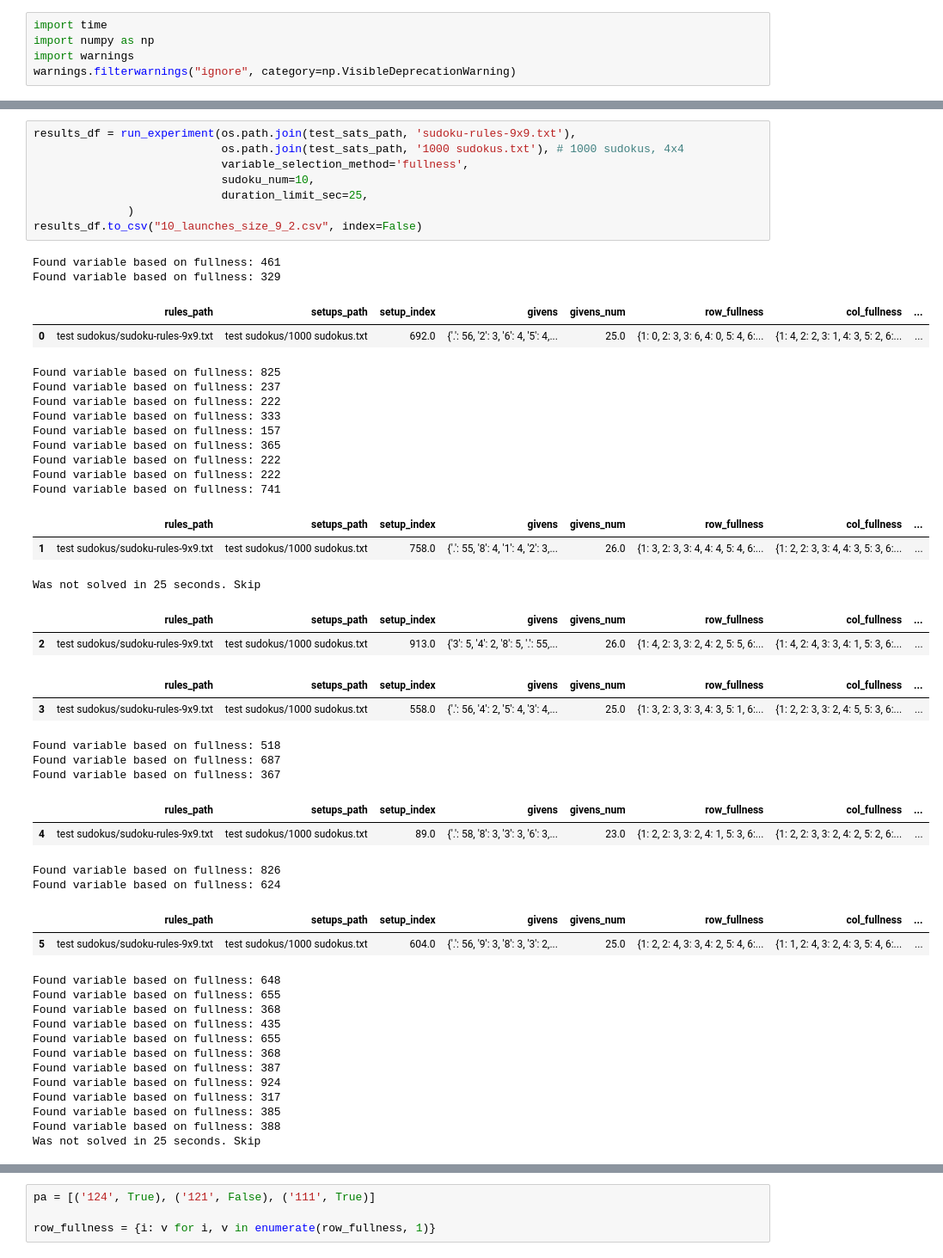
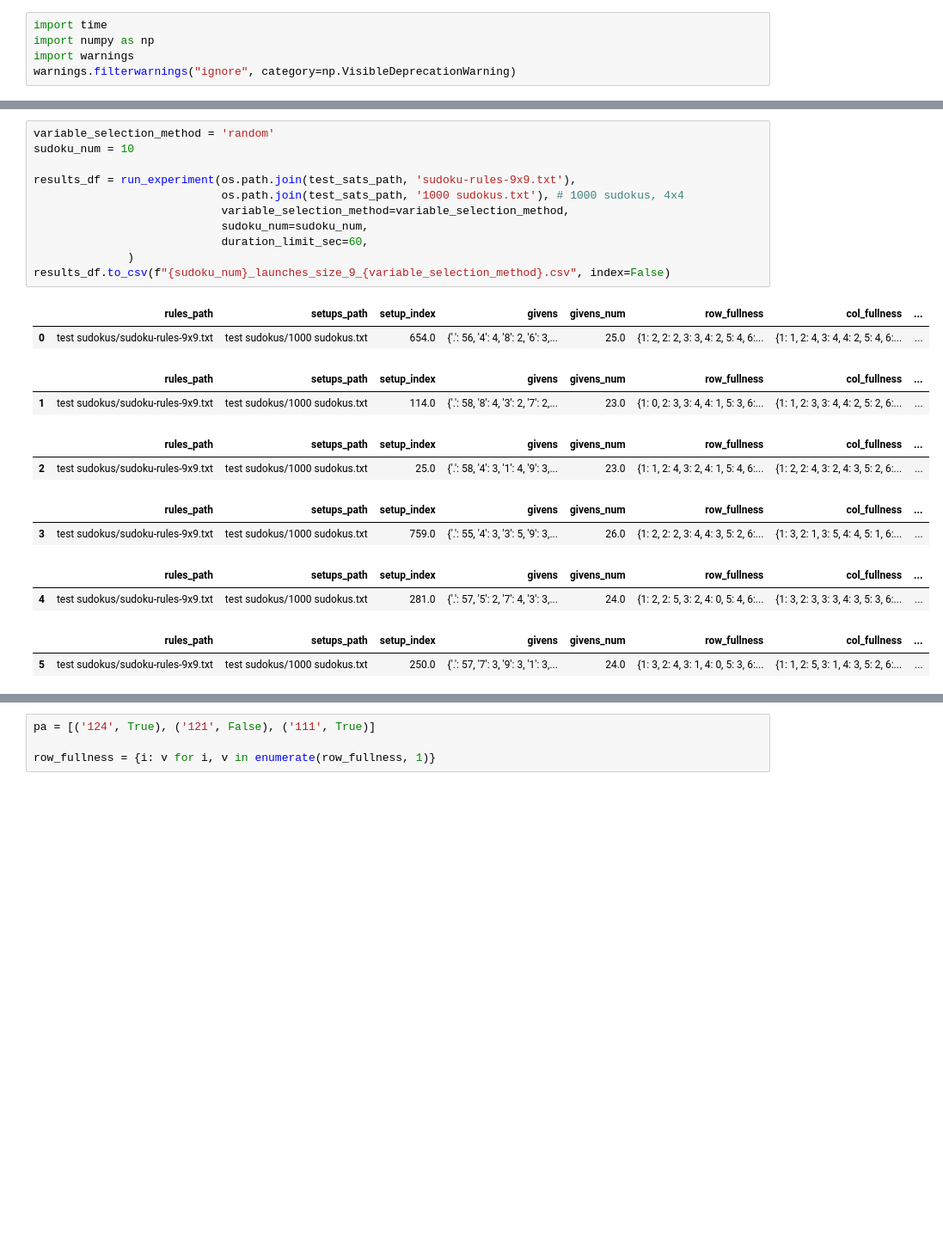
Before and after one commit to OlegBEZb/SudokuSATSolver, a Jupyter notebook: SAT_Sudoku.ipynb, the cells around one changed output, grey strips where cells are left out. Shown: that part at 86% size. Drawn from its saved outputs; the diff is of its cells as text; blank space fills up the shorter version.

```diff
--- a/SAT_Sudoku.ipynb
+++ b/SAT_Sudoku.ipynb
@@ -79,52 +83,26 @@ def run_experiment(rules_path, setups_path,
 
     return results_df
 # %%
+variable_selection_method = 'random'
+sudoku_num = 10
+
 results_df = run_experiment(os.path.join(test_sats_path, 'sudoku-rules-9x9.txt'),
                             os.path.join(test_sats_path, '1000 sudokus.txt'), # 1000 sudokus, 4x4
-                            variable_selection_method='fullness',
-                            sudoku_num=10,
-                            duration_limit_sec=25,
+                            variable_selection_method=variable_selection_method,
+                            sudoku_num=sudoku_num,
+                            duration_limit_sec=60,
               )
-results_df.to_csv("10_launches_size_9_2.csv", index=False)
+results_df.to_csv(f"{sudoku_num}_launches_size_9_{variable_selection_method}.csv", index=False)
 # %% [output]
-Found variable based on fullness: 461
-Found variable based on fullness: 329
 |  | rules_path | setups_path | setup_index | givens | givens_num | row_fullness | col_fullness | ... |
-| 0 | test sudokus/sudoku-rules-9x9.txt | test sudokus/1000 sudokus.txt | 692.0 | {'.': 56, '2': 3, '6': 4, '5': 4,... | 25.0 | {1: 0, 2: 3, 3: 6, 4: 0, 5: 4, 6:... | {1: 4, 2: 2, 3: 1, 4: 3, 5: 2, 6:... | ... |
+| 0 | test sudokus/sudoku-rules-9x9.txt | test sudokus/1000 sudokus.txt | 654.0 | {'.': 56, '4': 4, '8': 2, '6': 3,... | 25.0 | {1: 2, 2: 2, 3: 3, 4: 2, 5: 4, 6:... | {1: 1, 2: 4, 3: 4, 4: 2, 5: 4, 6:... | ... |
-Found variable based on fullness: 825
-Found variable based on fullness: 237
-Found variable based on fullness: 222
-Found variable based on fullness: 333
-Found variable based on fullness: 157
-Found variable based on fullness: 365
-Found variable based on fullness: 222
-Found variable based on fullness: 222
-Found variable based on fullness: 741
 |  | rules_path | setups_path | setup_index | givens | givens_num | row_fullness | col_fullness | ... |
-| 1 | test sudokus/sudoku-rules-9x9.txt | test sudokus/1000 sudokus.txt | 758.0 | {'.': 55, '8': 4, '1': 4, '2': 3,... | 26.0 | {1: 3, 2: 3, 3: 4, 4: 4, 5: 4, 6:... | {1: 2, 2: 3, 3: 4, 4: 3, 5: 3, 6:... | ... |
+| 1 | test sudokus/sudoku-rules-9x9.txt | test sudokus/1000 sudokus.txt | 114.0 | {'.': 58, '8': 4, '3': 2, '7': 2,... | 23.0 | {1: 0, 2: 3, 3: 4, 4: 1, 5: 3, 6:... | {1: 1, 2: 3, 3: 4, 4: 2, 5: 2, 6:... | ... |
-Was not solved in 25 seconds. Skip
 |  | rules_path | setups_path | setup_index | givens | givens_num | row_fullness | col_fullness | ... |
-| 2 | test sudokus/sudoku-rules-9x9.txt | test sudokus/1000 sudokus.txt | 913.0 | {'3': 5, '4': 2, '8': 5, '.': 55,... | 26.0 | {1: 4, 2: 3, 3: 2, 4: 2, 5: 5, 6:... | {1: 4, 2: 4, 3: 3, 4: 1, 5: 3, 6:... | ... |
+| 2 | test sudokus/sudoku-rules-9x9.txt | test sudokus/1000 sudokus.txt | 25.0 | {'.': 58, '4': 3, '1': 4, '9': 3,... | 23.0 | {1: 1, 2: 4, 3: 2, 4: 1, 5: 4, 6:... | {1: 2, 2: 4, 3: 2, 4: 3, 5: 2, 6:... | ... |
 |  | rules_path | setups_path | setup_index | givens | givens_num | row_fullness | col_fullness | ... |
-| 3 | test sudokus/sudoku-rules-9x9.txt | test sudokus/1000 sudokus.txt | 558.0 | {'.': 56, '4': 2, '5': 4, '3': 4,... | 25.0 | {1: 3, 2: 3, 3: 3, 4: 3, 5: 1, 6:... | {1: 2, 2: 3, 3: 2, 4: 5, 5: 3, 6:... | ... |
+| 3 | test sudokus/sudoku-rules-9x9.txt | test sudokus/1000 sudokus.txt | 759.0 | {'.': 55, '4': 3, '3': 5, '9': 3,... | 26.0 | {1: 2, 2: 2, 3: 4, 4: 3, 5: 2, 6:... | {1: 3, 2: 1, 3: 5, 4: 4, 5: 1, 6:... | ... |
-Found variable based on fullness: 518
-Found variable based on fullness: 687
-Found variable based on fullness: 367
 |  | rules_path | setups_path | setup_index | givens | givens_num | row_fullness | col_fullness | ... |
-| 4 | test sudokus/sudoku-rules-9x9.txt | test sudokus/1000 sudokus.txt | 89.0 | {'.': 58, '8': 3, '3': 3, '6': 3,... | 23.0 | {1: 2, 2: 3, 3: 2, 4: 1, 5: 3, 6:... | {1: 2, 2: 3, 3: 2, 4: 2, 5: 2, 6:... | ... |
+| 4 | test sudokus/sudoku-rules-9x9.txt | test sudokus/1000 sudokus.txt | 281.0 | {'.': 57, '5': 2, '7': 4, '3': 3,... | 24.0 | {1: 2, 2: 5, 3: 2, 4: 0, 5: 4, 6:... | {1: 3, 2: 3, 3: 3, 4: 3, 5: 3, 6:... | ... |
-Found variable based on fullness: 826
-Found variable based on fullness: 624
 |  | rules_path | setups_path | setup_index | givens | givens_num | row_fullness | col_fullness | ... |
-| 5 | test sudokus/sudoku-rules-9x9.txt | test sudokus/1000 sudokus.txt | 604.0 | {'.': 56, '9': 3, '8': 3, '3': 2,... | 25.0 | {1: 2, 2: 4, 3: 3, 4: 2, 5: 4, 6:... | {1: 1, 2: 4, 3: 2, 4: 3, 5: 4, 6:... | ... |
+| 5 | test sudokus/sudoku-rules-9x9.txt | test sudokus/1000 sudokus.txt | 250.0 | {'.': 57, '7': 3, '9': 3, '1': 3,... | 24.0 | {1: 3, 2: 4, 3: 1, 4: 0, 5: 3, 6:... | {1: 1, 2: 5, 3: 1, 4: 3, 5: 2, 6:... | ... |
-Found variable based on fullness: 648
-Found variable based on fullness: 655
-Found variable based on fullness: 368
-Found variable based on fullness: 435
-Found variable based on fullness: 655
-Found variable based on fullness: 368
-Found variable based on fullness: 387
-Found variable based on fullness: 924
-Found variable based on fullness: 317
-Found variable based on fullness: 385
-Found variable based on fullness: 388
-Was not solved in 25 seconds. Skip
```
Also changed, not shown: parts of 9 cells of this notebook, 2 other files.
